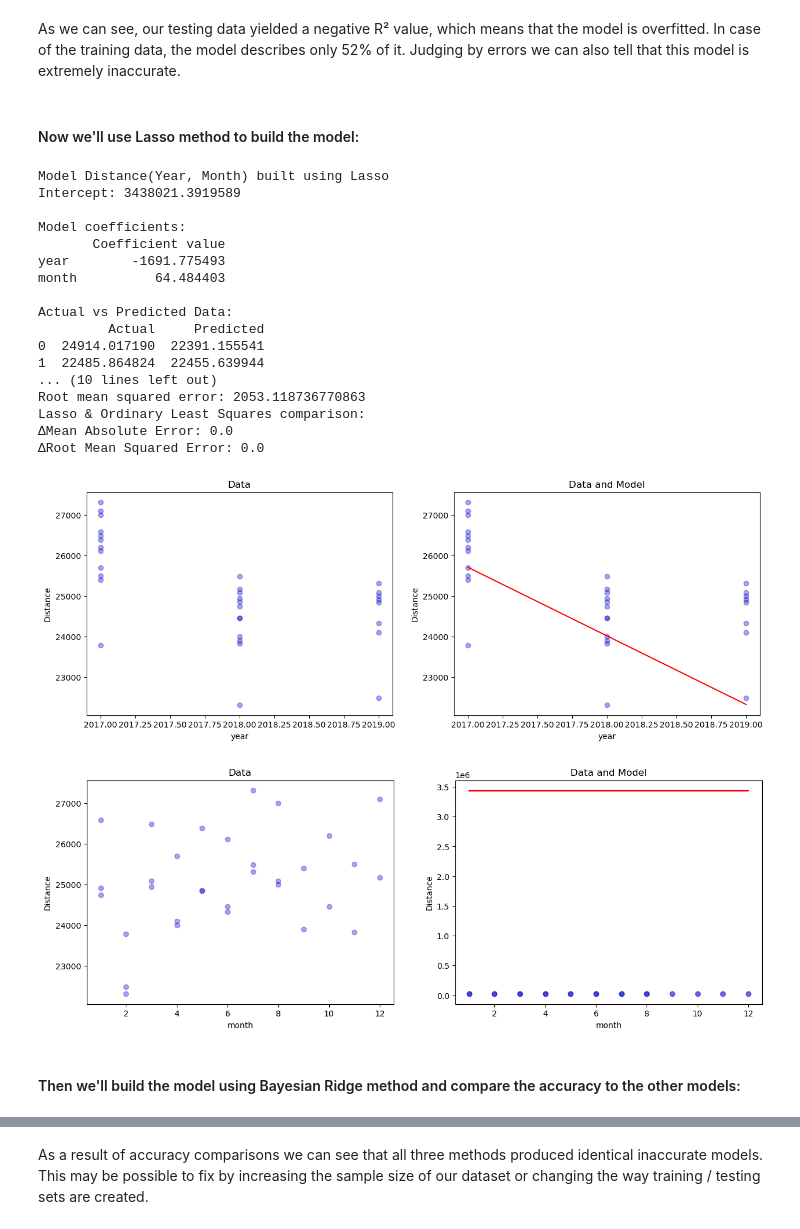
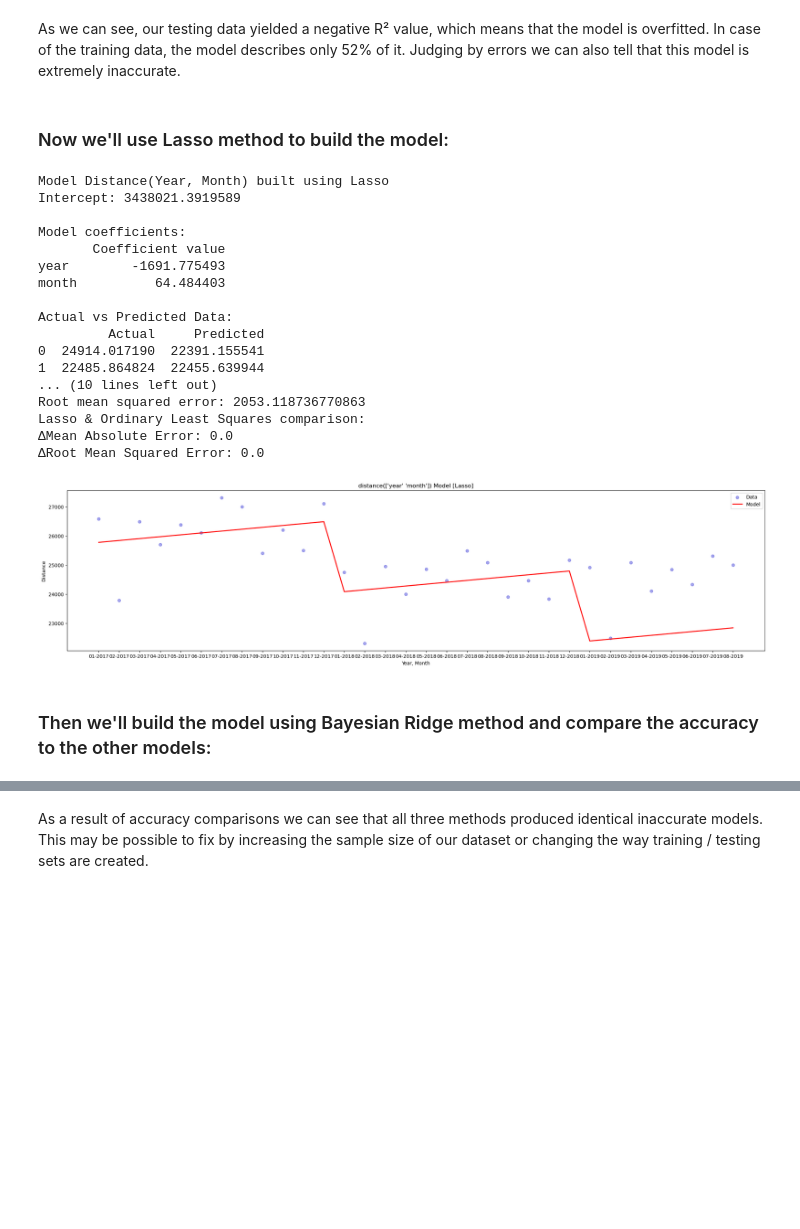
Before and after one commit to Hitonoriol/MOND-PI, a Jupyter notebook: lab-6-linear-regression-models.ipynb, the cells around one changed output, grey strips where cells are left out. Cells and saved outputs as stored; diff of their text form; code cells hidden in the pictures; blank space fills up the shorter version.

```diff
--- a/lab-6-linear-regression-models.ipynb
+++ b/lab-6-linear-regression-models.ipynb
@@ -294,40 +343,38 @@ Root mean squared error: 2053.118736770863
 # %% [markdown]
 As we can see, our testing data yielded a negative R² value, which means that the model is overfitted. In case of the training data, the model describes only 52% of it. Judging by errors we can also tell that this model is extremely inaccurate.
 # %% [markdown]
-#### Now we'll use Lasso method to build the model:
+### Now we'll use Lasso method to build the model:
 # %%
 # Build our model using Lasso method
 mod_lasso = Lasso(alpha = 0.1).fit(x_train, y_train)
-mae_lasso, rmse_lasso = evaluate_model(
+mae_lasso, rmse_lasso = evaluate_multi_model(
     "Lasso", mod_ols,
     xlabel = "Year, Month",
     ylabel = "Distance",
-    title = "Distance(Year, Month)",
-    multi = True
+    title = "Distance(Year, Month)"
 )
 print("Lasso & Ordinary Least Squares comparison:")
 print(f"ΔMean Absolute Error: {mae_lasso - mae_ols}")
 print(f"ΔRoot Mean Squared Error: {rmse_lasso - rmse_ols}")
 # %% [output]
 Model Distance(Year, Month) built using Lasso
 Intercept: 3438021.3919589
 
 Model coefficients:
        Coefficient value
 year        -1691.775493
 month          64.484403
 
 Actual vs Predicted Data:
          Actual     Predicted
 0  24914.017190  22391.155541
 1  22485.864824  22455.639944
 ... (10 lines left out)
 Root mean squared error: 2053.118736770863
 Lasso & Ordinary Least Squares comparison:
 ΔMean Absolute Error: 0.0
 ΔRoot Mean Squared Error: 0.0
-[figure, old version]
+[figure, new version]
-[figure, removed]
 # %% [markdown]
-#### Then we'll build the model using Bayesian Ridge method and compare the accuracy to the other models:
+### Then we'll build the model using Bayesian Ridge method and compare the accuracy to the other models:
 # %%
```
Also changed, not shown: parts of 9 cells of this notebook.
